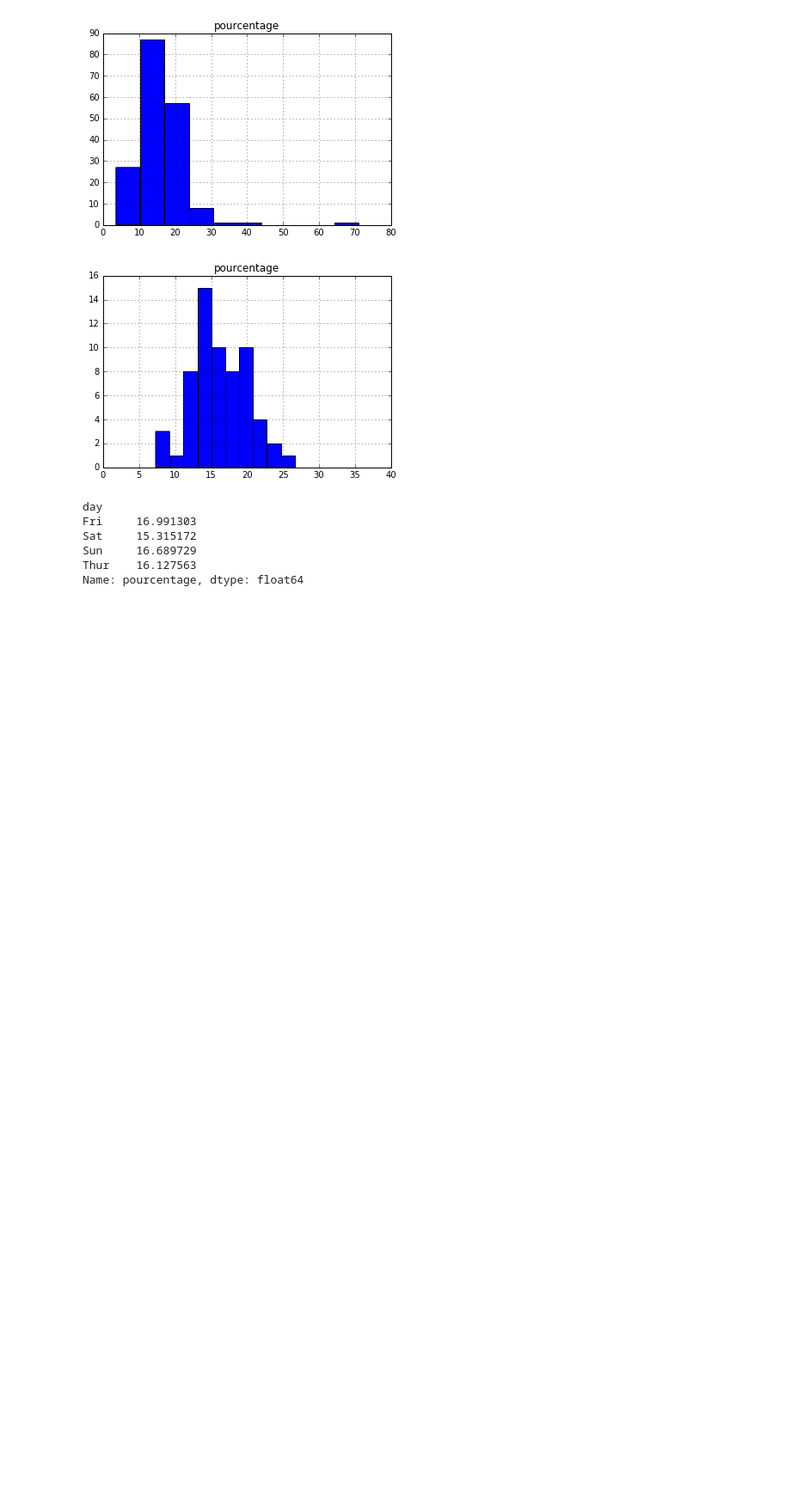
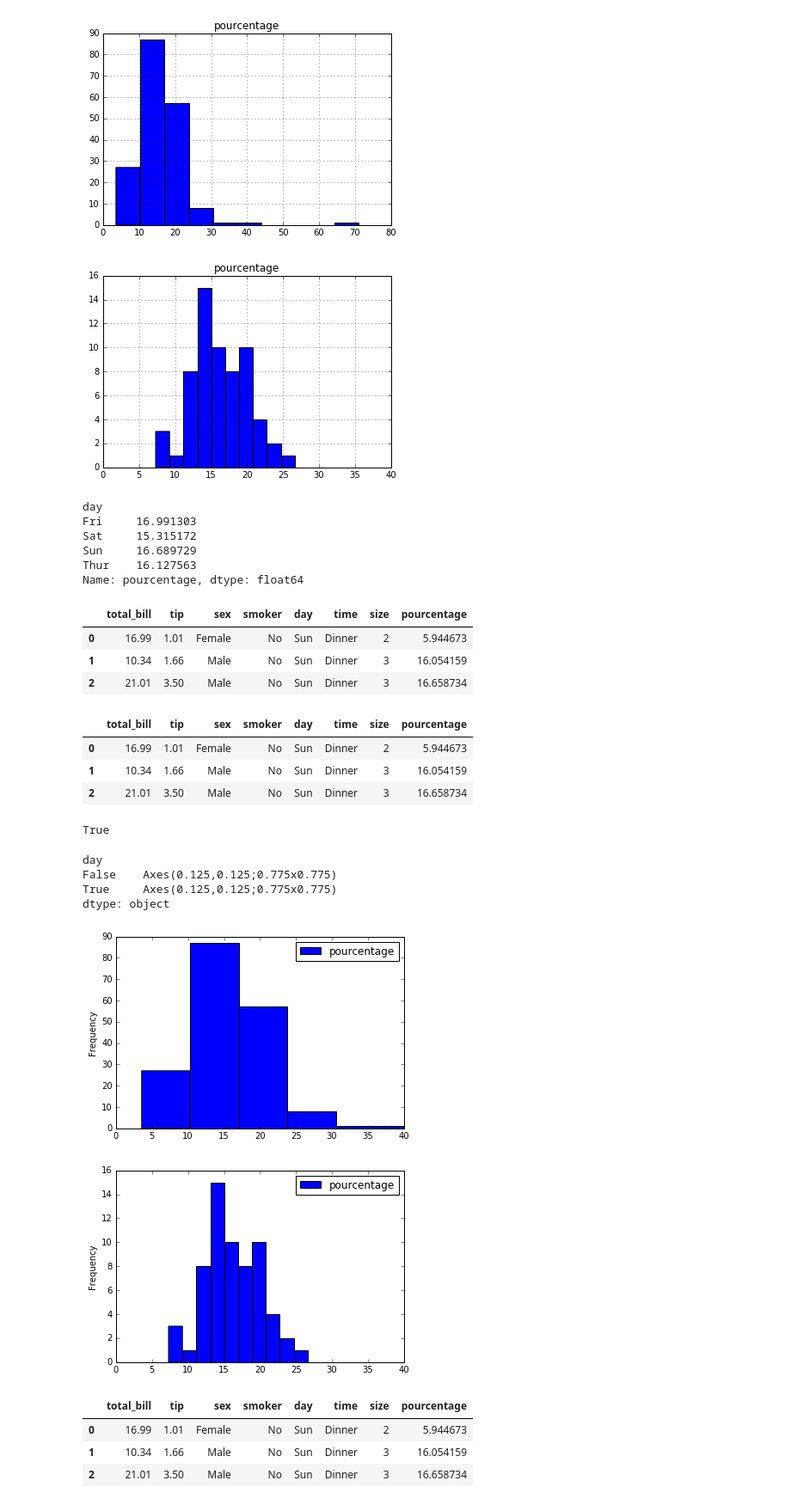
Before and after one commit to VictorHermand/Tipping, a Jupyter notebook: Jupyter Tipping.ipynb, the cells around one changed output. Shown at 86% size. Drawn from its saved outputs; the diff is of its cells as text; code cells hidden in the pictures; blank space fills up the shorter version.

```diff
--- a/Jupyter Tipping.ipynb
+++ b/Jupyter Tipping.ipynb
@@ -181,3 +160,10 @@ Sat     15.315172
 Sun     16.689729
 Thur    16.127563
 Name: pourcentage, dtype: float64
+# %%
+df.head(3)
+# %% [output]
+|  | total_bill | tip | sex | smoker | day | time | size | pourcentage |
+| 0 | 16.99 | 1.01 | Female | No | Sun | Dinner | 2 | 5.944673 |
+| 1 | 10.34 | 1.66 | Male | No | Sun | Dinner | 3 | 16.054159 |
+| 2 | 21.01 | 3.50 | Male | No | Sun | Dinner | 3 | 16.658734 |
@@ -183,0 +172,21 @@ Name: pourcentage, dtype: float64
+# %%
+df.head(3)
+# %% [output]
+|  | total_bill | tip | sex | smoker | day | time | size | pourcentage |
+| 0 | 16.99 | 1.01 | Female | No | Sun | Dinner | 2 | 5.944673 |
+| 1 | 10.34 | 1.66 | Male | No | Sun | Dinner | 3 | 16.054159 |
+| 2 | 21.01 | 3.50 | Male | No | Sun | Dinner | 3 | 16.658734 |
+# %%
+#Not hardcodded comparaison
+print (dfsexpercentage['Female'] > dfsexpercentage['Male'])
+# %% [output]
+True
+# %%
+df.groupby(df['day'] == 'Thur').plot(y= 'pourcentage', kind='hist', xlim= (0, 40))
+# %% [output]
+day
+False    Axes(0.125,0.125;0.775x0.775)
+True     Axes(0.125,0.125;0.775x0.775)
+dtype: object
+[figure, added]
+[figure, added]
@@ -183,0 +197,8 @@ Name: pourcentage, dtype: float64
+# %%
+#Rappel
+df.head(3)
+# %% [output]
+|  | total_bill | tip | sex | smoker | day | time | size | pourcentage |
+| 0 | 16.99 | 1.01 | Female | No | Sun | Dinner | 2 | 5.944673 |
+| 1 | 10.34 | 1.66 | Male | No | Sun | Dinner | 3 | 16.054159 |
+| 2 | 21.01 | 3.50 | Male | No | Sun | Dinner | 3 | 16.658734 |
```
Also changed, not shown: parts of 10 cells of this notebook.
